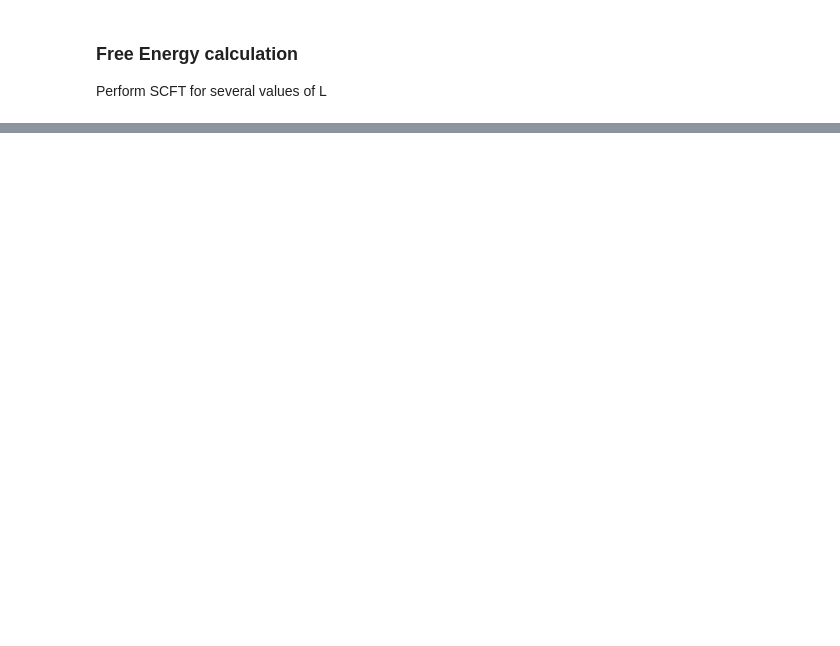
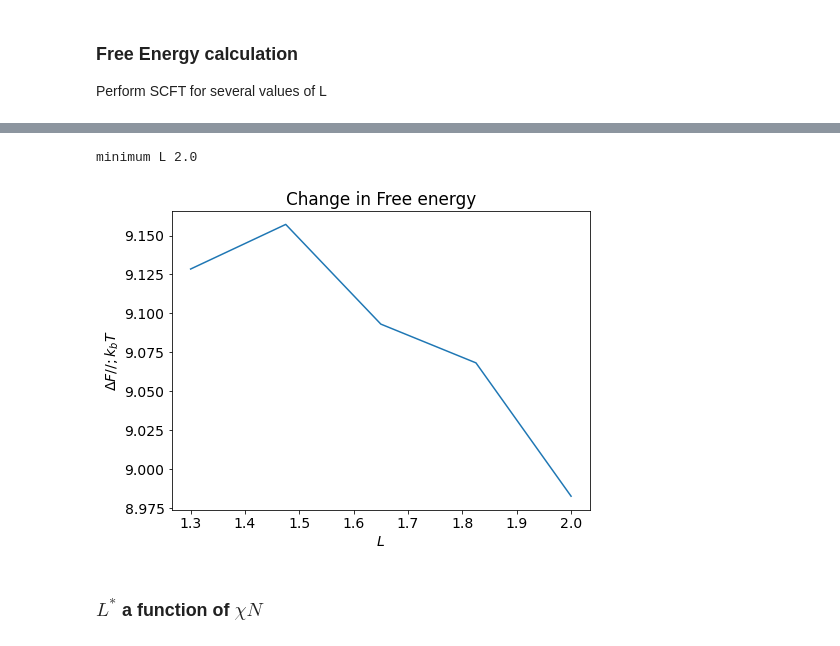
Before and after one commit to Ssalazar12/Physics, a Jupyter notebook: Self-Consistent Field Theory/Project 2_explicit_euler.ipynb, the cells around one changed output, grey strips where cells are left out. Drawn from its saved outputs; the diff is of its cells as text; code cells hidden in the pictures; blank space fills up the shorter version.

```diff
--- a/Self-Consistent Field Theory/Project 2_explicit_euler.ipynb
+++ b/Self-Consistent Field Theory/Project 2_explicit_euler.ipynb
@@ -272,11 +273,11 @@ def SCFT(X, L, Chi_N, Alpha):
     return phi_a_list, phi_b_list, Q0_list ,w_minus_list, w_plus_list, deviation_1, deviation_2
 # %%
-def calculate_free_energy(X, wa_f, wb_f,phia_f, phib_f,q0):
+def calculate_free_energy(X, l ,wa_f, wb_f,phia_f, phib_f,q0,chi_n):
     # calculate free energy
     integral_term = - wa_f*np.asarray(phia_f) - wb_f*np.asarray(phib_f)\
                     + chi_n*np.asarray(phia_f)*np.asarray(phib_f)
 
-    delta_f = -1*np.log((1/L)*np.asarray(max(q0))) + (1/L) * trapz(integral_term, X,axis=0)
+    delta_f = -1*np.log((1/l)*max(q0)) + (1/l) * trapz(integral_term, X,axis=0)
 
     return delta_f
 # %%
@@ -361,14 +381,20 @@ L_list = np.linspace(1.3*Re, 2*Re, 5)
 delta_f_list = []
 
 for l in (L_list):
+    print("new iteration")
     x = np.linspace(0,Nx, Nx)
     x = x*l/Nx
 
     phi_a_list, phi_b_list, Q0_list ,w_minus_list, w_plus_list, deviation_1, deviation_2 = \
                                     SCFT(x,l, chi_n, alpha)
+    #get the position for minimum dev since this diverges sometimes
+    max_dev1 = [max(x) for x in deviation_1]
+    index_min = np.argmin(max_dev1)
+
     # get free energy
-    waf = 0.5*(np.asarray(w_plus_list[-1]) + np.asarray(w_minus_list[-1]))
-    wbf = 0.5*(np.asarray(w_plus_list[-1]) - np.asarray(w_minus_list[-1]))
+    waf = 0.5*(np.asarray(w_plus_list[index_min]) + np.asarray(w_minus_list[index_min]))
+    wbf = 0.5*(np.asarray(w_plus_list[index_min]) - np.asarray(w_minus_list[index_min]))
 
-    delta_f = calculate_free_energy(x, waf, wbf,phi_a_list[-1], phi_b_list[-1],Q0_list[-1])
+    delta_f = calculate_free_energy(x, l,waf, wbf,phi_a_list[index_min], phi_b_list[index_min],
+                                    Q0_list[index_min],chi_n)
     delta_f_list.append(delta_f)
@@ -375,6 +419,14 @@ for l in (L_list):
 # %%
+plt.figure(figsize=(7.5,5.5))
 plt.plot(L_list, delta_f_list)
-plt.ylabel(r'$\Delta F / k_bT$')
+plt.title('Change in Free energy')
+plt.ylabel(r'$\Delta F //; k_bT$')
 plt.xlabel(r'$L$')
+plt.savefig('free_energy_L.png')
 
 print("minimum L", L_list[np.argmin(delta_f_list)])
+# %% [output]
+minimum L 2.0
+[figure, added]
+# %% [markdown]
+### $L^*$ a function of $\chi N$
```
Also changed, not shown: parts of 17 cells of this notebook, 2 other files.
